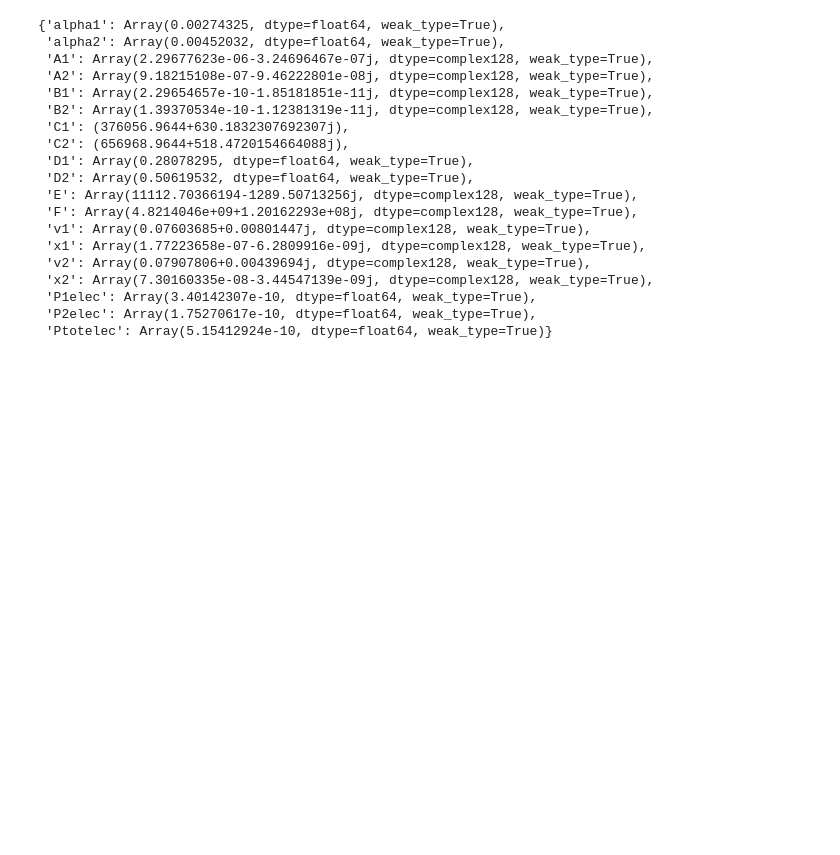
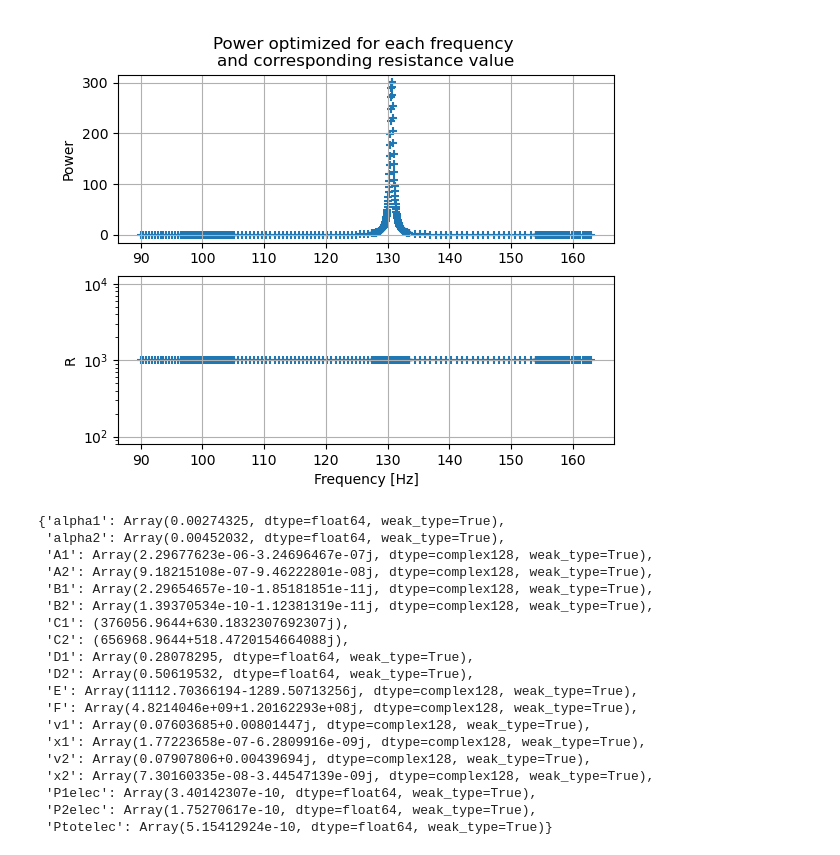
Before and after one commit to SalsyUniate/LinearManipsData, a Jupyter notebook: simu copy.ipynb, the cells around one changed output. Cells and saved outputs as stored; diff of their text form; code cells hidden in the pictures; blank space fills up the shorter version.

```diff
--- a/simu copy.ipynb
+++ b/simu copy.ipynb
@@ -259,23 +257,24 @@ plt.show()
 # %%
-# plt.figure()
-# plt.subplot(2, 1, 1)
-# plt.scatter(frequencies_list, r_coupled["Ptotelec"], marker='+', label = "coupled")
-# # plt.scatter(results_uncoupled["f"], results_uncoupled["pow1max"], marker='+', label = "uncoupled")
-# plt.title('Power optimized for each frequency \nand corresponding resistance value')
-# plt.ylabel('Power')
-# plt.grid()
+plt.figure()
+plt.subplot(2, 1, 1)
+plt.scatter(frequencies_list, simu_coupled["Ptotelec"], marker='+', label = "coupled")
+# plt.scatter(results_uncoupled["f"], results_uncoupled["pow1max"], marker='+', label = "uncoupled")
+plt.title('Power optimized for each frequency \nand corresponding resistance value')
+plt.ylabel('Power')
+plt.grid()
 
-# plt.subplot(2, 1, 2)
-# plt.scatter(results_uncoupled["f"], Ropt_uncoupled, marker='+', label = "coupled")
-# plt.scatter(frequencies_list, Ropt_uncoupled, marker='+', label = "coupled")
-# # plt.scatter(results_uncoupled["f"], Ropt_uncoupled_1, marker='+', label = "uncoupled")
-# # plt.scatter(results_uncoupled["f"], Ropt_uncoupled_2, marker='+', label = "uncoupled")
-# plt.ylabel('R')
-# plt.yscale('log')
-# plt.xlabel('Frequency [Hz]')
-# plt.grid()
+plt.subplot(2, 1, 2)
+plt.scatter(frequencies_list, Ropt_coupled, marker='+', label = "coupled")
+# plt.scatter(results_uncoupled["f"], Ropt_uncoupled_1, marker='+', label = "uncoupled")
+# plt.scatter(results_uncoupled["f"], Ropt_uncoupled_2, marker='+', label = "uncoupled")
+plt.ylabel('R')
+plt.yscale('log')
+plt.xlabel('Frequency [Hz]')
+plt.grid()
 
-# plt.show()
+plt.show()
+# %% [output]
+[figure, added]
 # %%
 manip_Gamma = ManipParams(130.66, 1e7, 0.0001*ProtoCoude.Cp, 1)
 
```
Also changed, not shown: parts of 5 cells of this notebook, 3 other files.
